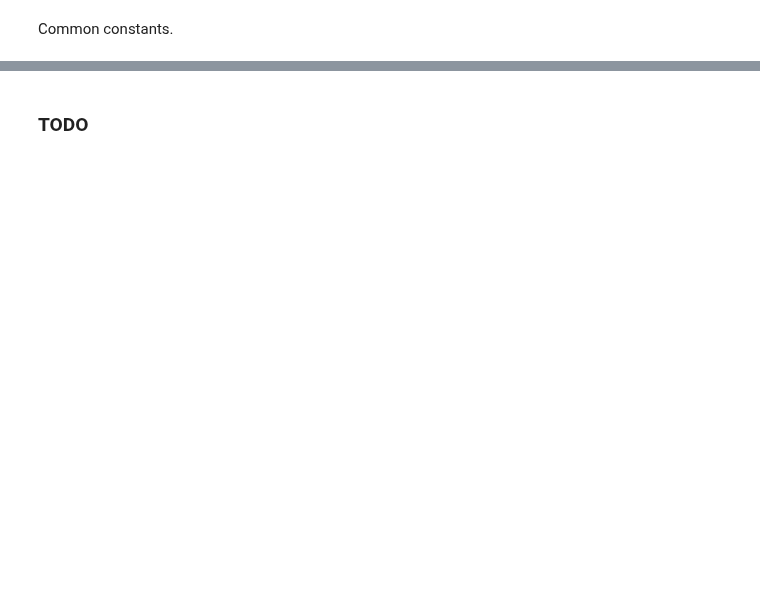
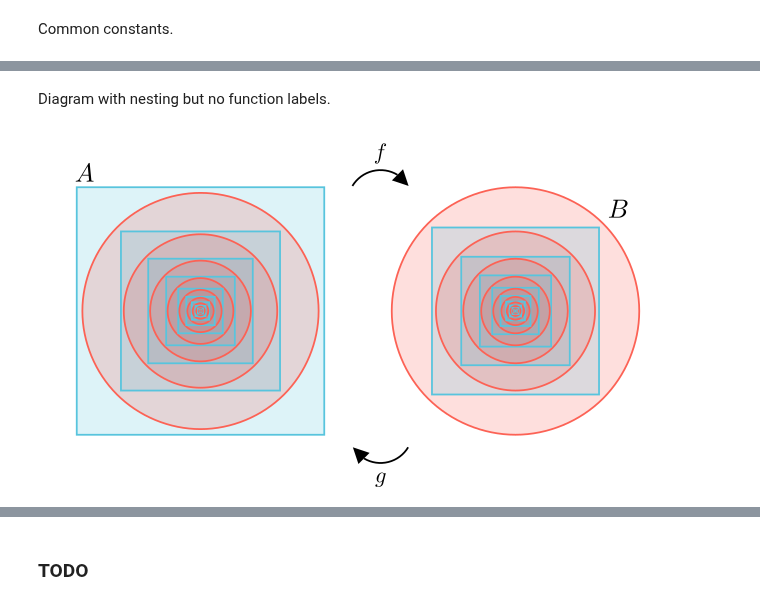
Before and after one commit to PhotonicGluon/NZQRC-Book, a Jupyter notebook: code/image_generation/notebooks/part-1/counting.ipynb, the cells around one changed output, grey strips where cells are left out. Cells and saved outputs as stored; diff of their text form; code cells hidden in the pictures; blank space fills up the shorter version.

```diff
--- a/code/image_generation/notebooks/part-1/counting.ipynb
+++ b/code/image_generation/notebooks/part-1/counting.ipynb
@@ -512,0 +663,10 @@ class CSBDiagram(Scene):
+# %% [markdown]
+Diagram with nesting but no function labels.
+# %%
+%%generate_image csb_1 MyCSBDiagram
+
+class MyCSBDiagram(CSBDiagram):
+    def construct(self):
+        self._stage_1()
+# %% [output]
+[figure, added]
```
Also changed, not shown: parts of 12 cells of this notebook.
